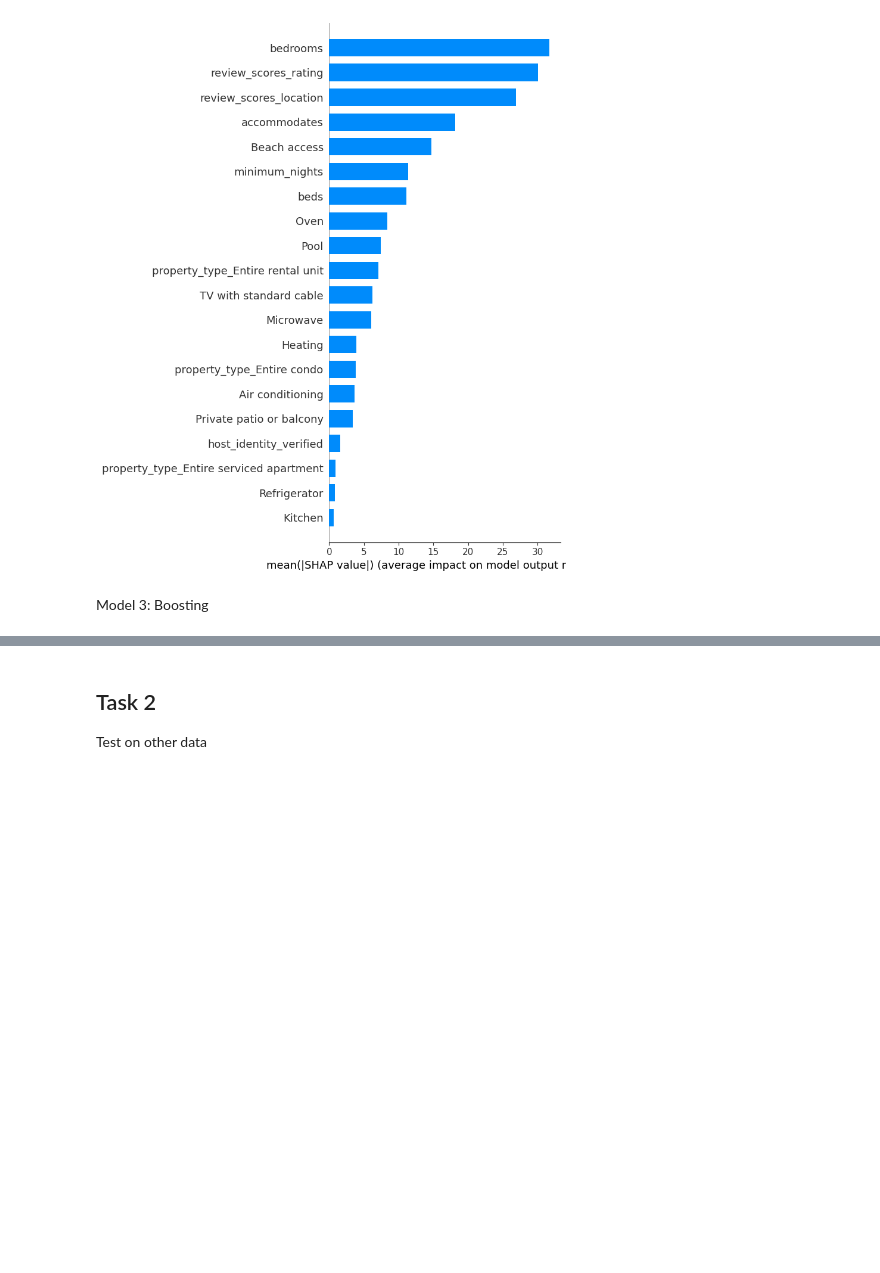
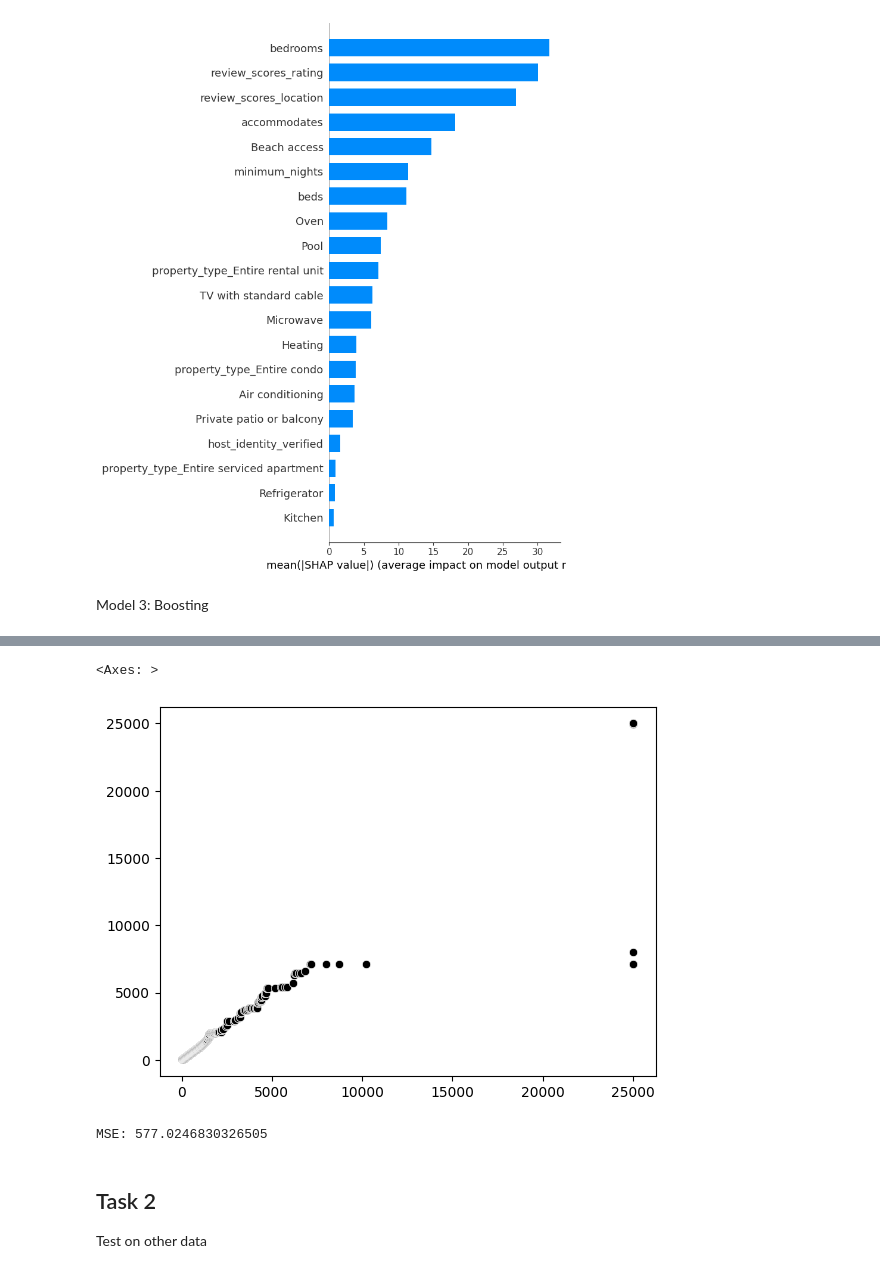
Before and after one commit to me9hanics/DA3-phdma, a Jupyter notebook: Assignment2/assignment.ipynb, the cells around one changed output, grey strips where cells are left out. Cells and saved outputs as stored; diff of their text form; code cells hidden in the pictures; blank space fills up the shorter version.

```diff
--- a/Assignment2/assignment.ipynb
+++ b/Assignment2/assignment.ipynb
@@ -399,3 +400,16 @@ MSE: 149595.37644204794
+# %%
+#Again plot y and y_pred
+
+sns.scatterplot(x=np.sort(y), y=np.sort(y_pred3), color="black")
+# %% [output]
+<Axes: >
+[figure, added]
+# %%
+#Again remove outliers
+
+print("MSE:", mean_squared_error(np.sort(y)[:-10], np.sort(y_pred3)[:-10]))
+# %% [output]
+MSE: 577.0246830326505
 # %% [markdown]
 ## Task 2
 
```
Also changed, not shown: parts of 13 cells of this notebook.
